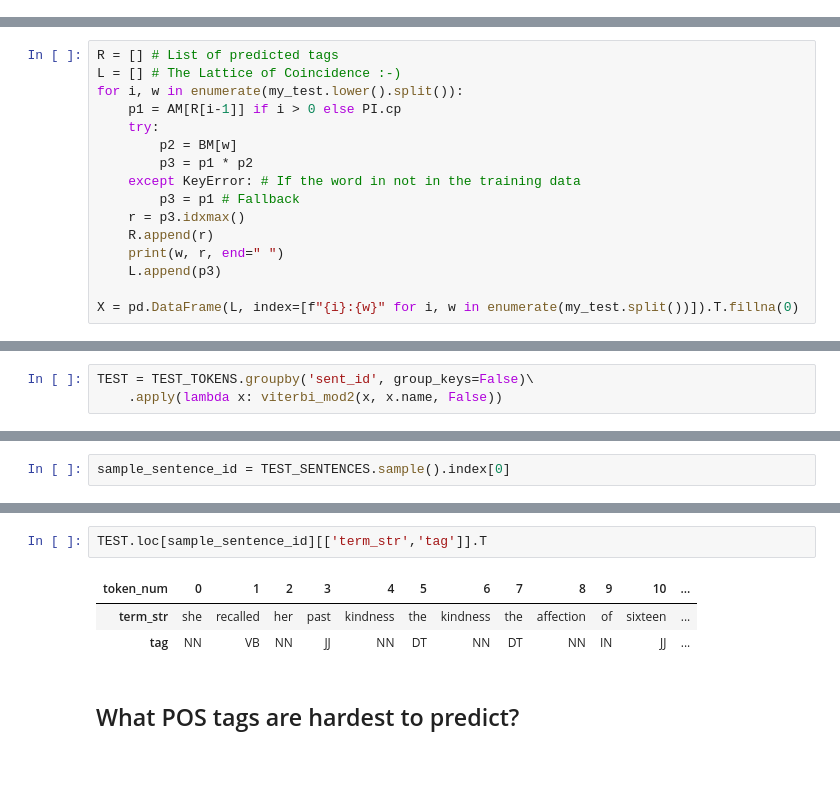
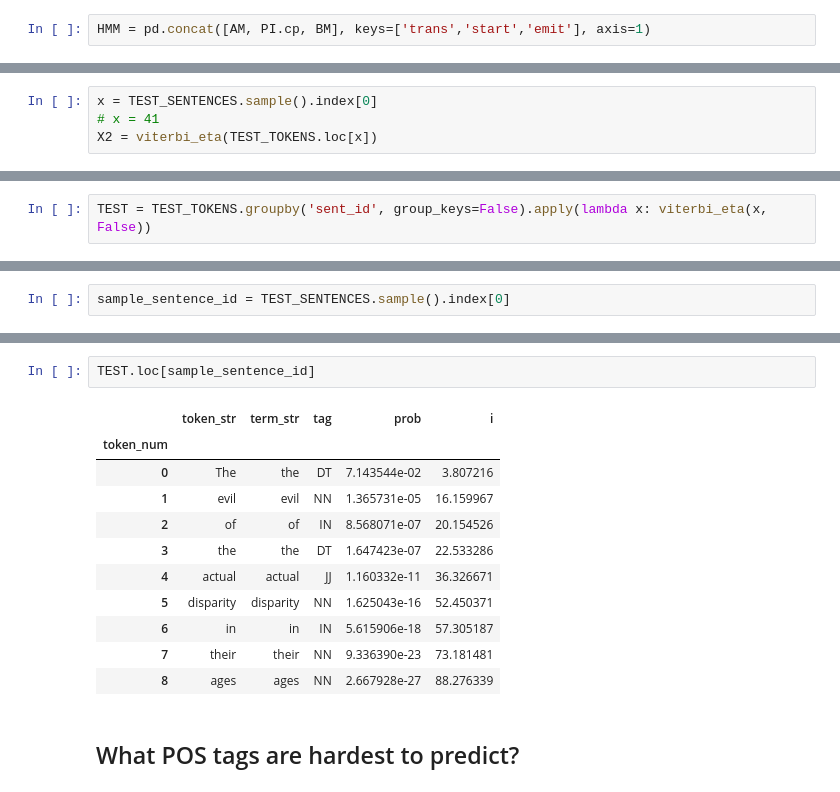
Before and after one commit to ontoligent/DS5001-2023-01-R, a Jupyter notebook: lessons/M04_NLP/M04_02_HMM.ipynb, the cells around one changed output, grey strips where cells are left out. Drawn from its saved outputs; the diff is of its cells as text; blank space fills up the shorter version.

```diff
--- a/lessons/M04_NLP/M04_02_HMM.ipynb
+++ b/lessons/M04_NLP/M04_02_HMM.ipynb
@@ -328,0 +317,2 @@ We also start with using plain old Python constructs -- lists and loops -- and l
+# %%
+HMM = pd.concat([AM, PI.cp, BM], keys=['trans','start','emit'], axis=1)
@@ -361,16 +341,0 @@ my_test
-# %%
-R = [] # List of predicted tags
-L = [] # The Lattice of Coincidence :-)
-for i, w in enumerate(my_test.lower().split()):
-    p1 = AM[R[i-1]] if i > 0 else PI.cp
-    try:
-        p2 = BM[w]
-        p3 = p1 * p2
-    except KeyError: # If the word in not in the training data
-        p3 = p1 # Fallback
-    r = p3.idxmax()
-    R.append(r)
-    print(w, r, end=" ")
-    L.append(p3)
-
-X = pd.DataFrame(L, index=[f"{i}:{w}" for i, w in enumerate(my_test.split())]).T.fillna(0)
@@ -529,0 +509,4 @@ X3[['term_str', 'tag']].T
+# %%
+x = TEST_SENTENCES.sample().index[0]
+# x = 41
+X2 = viterbi_eta(TEST_TOKENS.loc[x])
@@ -530,6 +532,5 @@ X3[['term_str', 'tag']].T
 # %% [markdown]
 ## Try with all sentences
 # %%
-TEST = TEST_TOKENS.groupby('sent_id', group_keys=False)\
-    .apply(lambda x: viterbi_mod2(x, x.name, False))
+TEST = TEST_TOKENS.groupby('sent_id', group_keys=False).apply(lambda x: viterbi_eta(x, False))
 # %%
@@ -554,9 +562,17 @@ sample_sentence_id = TEST_SENTENCES.sample().index[0]
 # %%
-TEST.loc[sample_sentence_id][['term_str','tag']].T
+TEST.loc[sample_sentence_id]
 # %% [output]
-| token_num | 0 | 1 | 2 | 3 | 4 | 5 | 6 | 7 | 8 | 9 | 10 | ... |
-| term_str | she | recalled | her | past | kindness | the | kindness | the | affection | of | sixteen | ... |
-| tag | NN | VB | NN | JJ | NN | DT | NN | DT | NN | IN | JJ | ... |
+|  | token_str | term_str | tag | prob | i |
+| token_num |  |  |  |  |  |
+| 0 | The | the | DT | 7.143544e-02 | 3.807216 |
+| 1 | evil | evil | NN | 1.365731e-05 | 16.159967 |
+| 2 | of | of | IN | 8.568071e-07 | 20.154526 |
+| 3 | the | the | DT | 1.647423e-07 | 22.533286 |
+| 4 | actual | actual | JJ | 1.160332e-11 | 36.326671 |
+| 5 | disparity | disparity | NN | 1.625043e-16 | 52.450371 |
+| 6 | in | in | IN | 5.615906e-18 | 57.305187 |
+| 7 | their | their | NN | 9.336390e-23 | 73.181481 |
+| 8 | ages | ages | NN | 2.667928e-27 | 88.276339 |
 # %% [markdown]
 ## What POS tags are hardest to predict?
 # %% [markdown]
```
Also changed, not shown: parts of 57 cells of this notebook.
